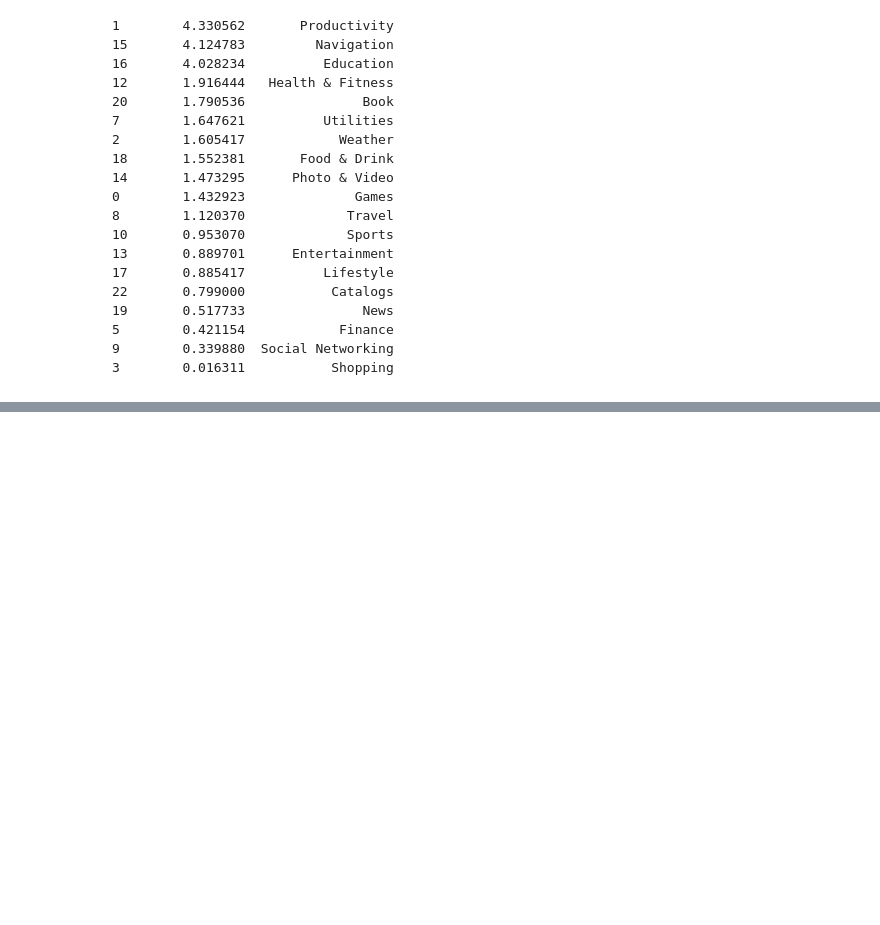
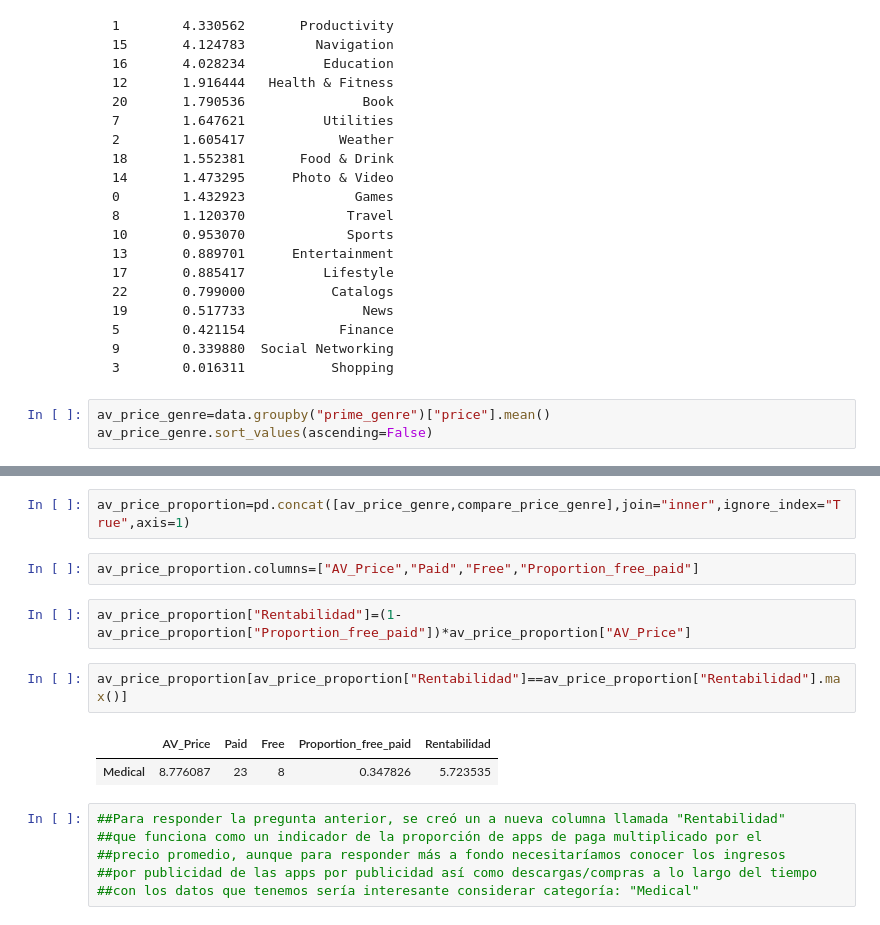
Before and after one commit to ta-data-mexpt/lab-pandas-deep-dive, a Jupyter notebook: main.ipynb, the cells around one changed output, grey strips where cells are left out. Cells and saved outputs as stored; diff of their text form; blank space fills up the shorter version.

````diff
--- a/main.ipynb
+++ b/main.ipynb
@@ -206,3 +276,6 @@ We will leave this question to you. There are several way to solve it. Ideally y
 9        0.339880  Social Networking
 3        0.016311           Shopping
 ```
+# %%
+av_price_genre=data.groupby("prime_genre")["price"].mean()
+av_price_genre.sort_values(ascending=False)
@@ -208,0 +300,17 @@ We will leave this question to you. There are several way to solve it. Ideally y
+# %%
+av_price_proportion=pd.concat([av_price_genre,compare_price_genre],join="inner",ignore_index="True",axis=1)
+# %%
+av_price_proportion.columns=["AV_Price","Paid","Free","Proportion_free_paid"]
+# %%
+av_price_proportion["Rentabilidad"]=(1-av_price_proportion["Proportion_free_paid"])*av_price_proportion["AV_Price"]
+# %%
+av_price_proportion[av_price_proportion["Rentabilidad"]==av_price_proportion["Rentabilidad"].max()]
+# %% [output]
+|  | AV_Price | Paid | Free | Proportion_free_paid | Rentabilidad |
+| Medical | 8.776087 | 23 | 8 | 0.347826 | 5.723535 |
+# %%
+##Para responder la pregunta anterior, se creó un a nueva columna llamada "Rentabilidad"
+##que funciona como un indicador de la proporción de apps de paga multiplicado por el
+##precio promedio, aunque para responder más a fondo necesitaríamos conocer los ingresos
+##por publicidad de las apps por publicidad así como descargas/compras a lo largo del tiempo
+##con los datos que tenemos sería interesante considerar categoría: "Medical"
````
Also changed, not shown: parts of 13 cells of this notebook.
